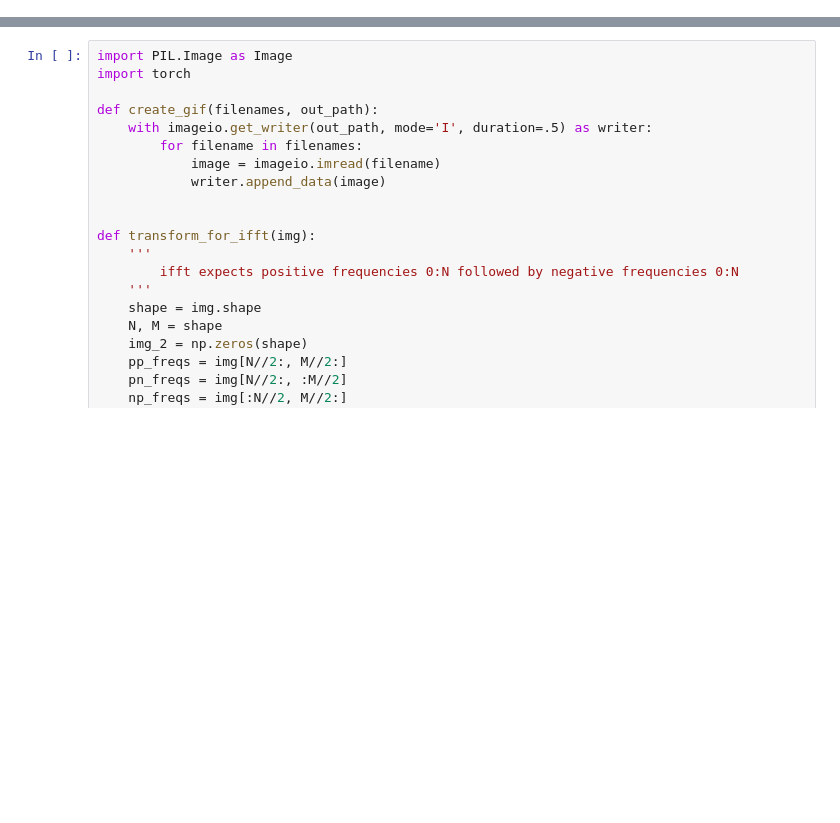
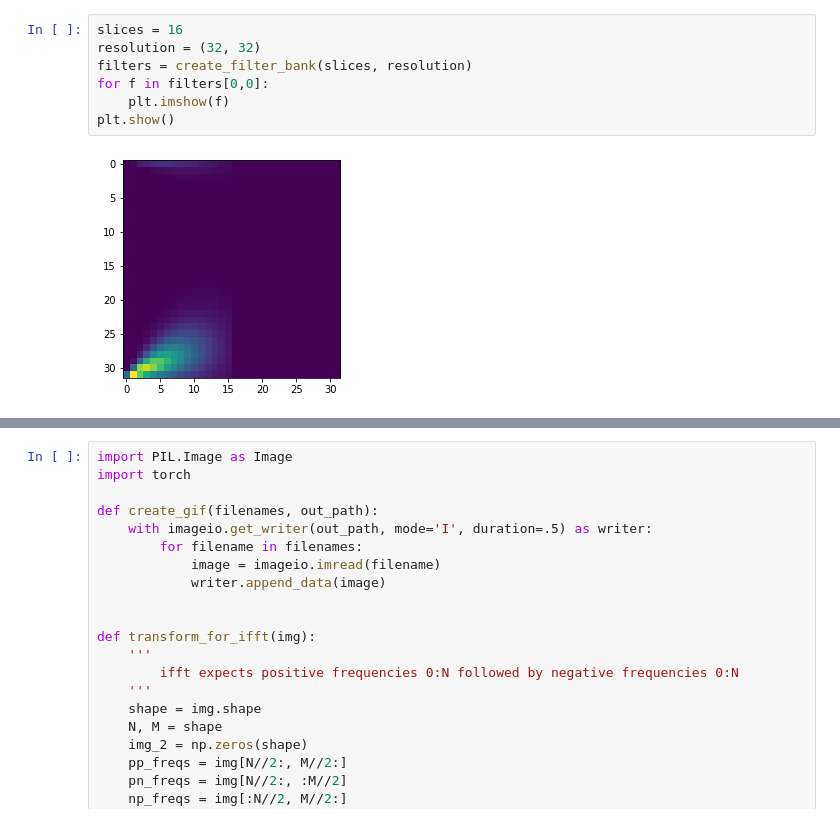
Before and after one commit to ChasevdG/Thesis, a Jupyter notebook: cake.ipynb, the cells around one changed output, grey strips where cells are left out. Cells and saved outputs as stored; diff of their text form; blank space fills up the shorter version.

```diff
--- a/cake.ipynb
+++ b/cake.ipynb
@@ -246,0 +285,9 @@ torch.Size([16, 3, 20, 32, 32])
+# %%
+slices = 16
+resolution = (32, 32)
+filters = create_filter_bank(slices, resolution)
+for f in filters[0,0]:
+    plt.imshow(f)
+plt.show()
+# %% [output]
+[figure, added]
```
Also changed, not shown: parts of 6 cells of this notebook, 7 other files.
